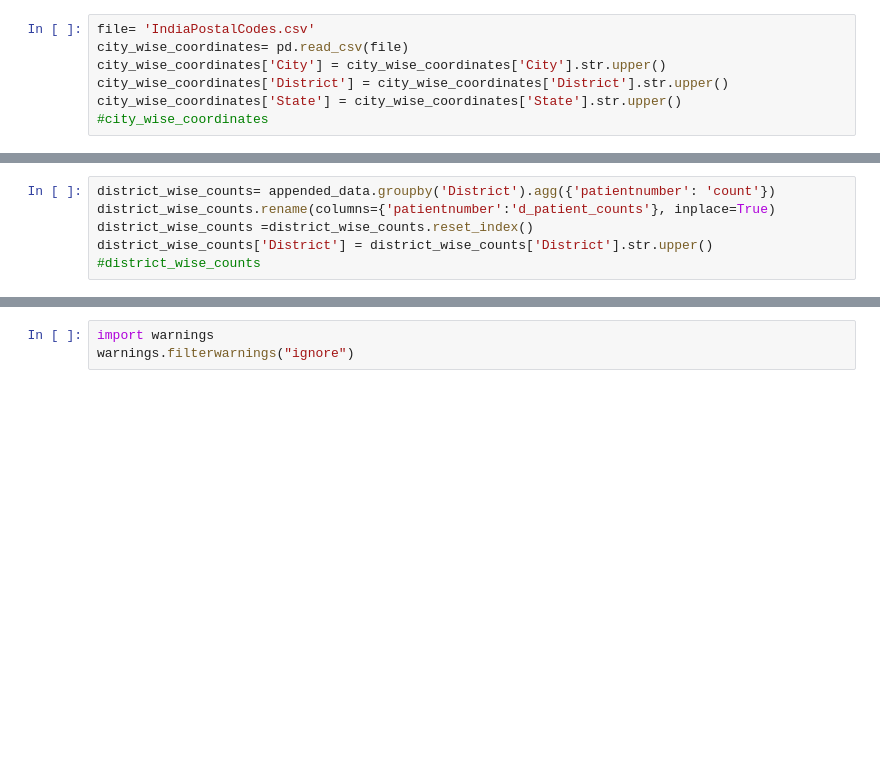
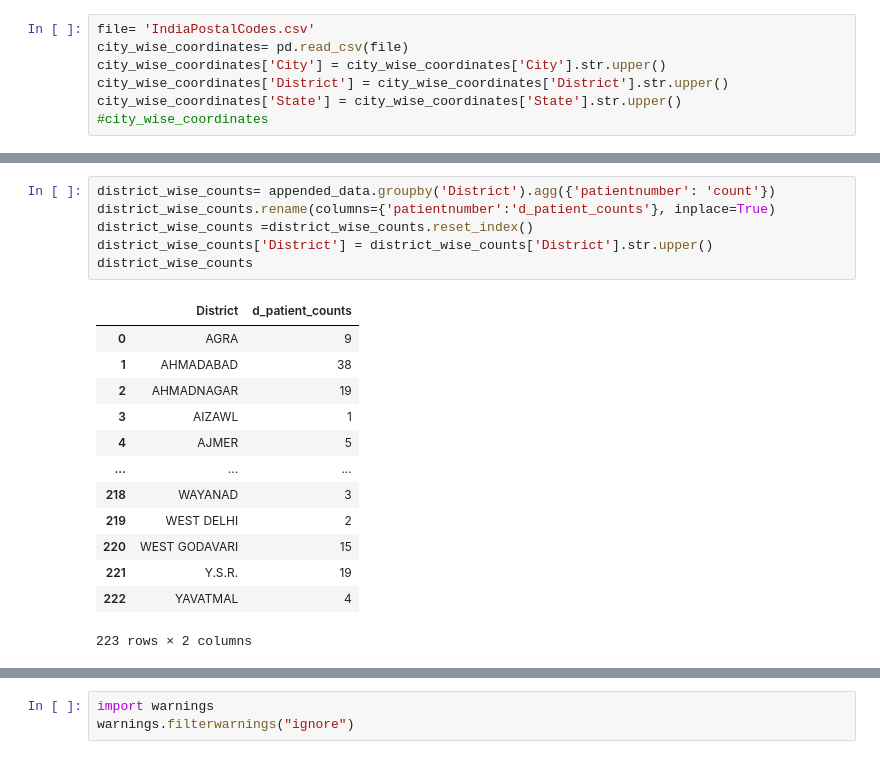
Before and after one commit to punit0087/Covid19India.Org-Tracker, a Jupyter notebook: Covid19IndiaTracker.ipynb, the cells around one changed output, grey strips where cells are left out. Cells and saved outputs as stored; diff of their text form; blank space fills up the shorter version.

```diff
--- a/Covid19IndiaTracker.ipynb
+++ b/Covid19IndiaTracker.ipynb
@@ -94,9 +126,23 @@ appended_data= appended_data.dropna(thresh=3)
 # %%
 district_wise_counts= appended_data.groupby('District').agg({'patientnumber': 'count'})
 district_wise_counts.rename(columns={'patientnumber':'d_patient_counts'}, inplace=True)
 district_wise_counts =district_wise_counts.reset_index()
 district_wise_counts['District'] = district_wise_counts['District'].str.upper()
-#district_wise_counts
+district_wise_counts
+# %% [output]
+|  | District | d_patient_counts |
+| 0 | AGRA | 9 |
+| 1 | AHMADABAD | 38 |
+| 2 | AHMADNAGAR | 19 |
+| 3 | AIZAWL | 1 |
+| 4 | AJMER | 5 |
+| ... | ... | ... |
+| 218 | WAYANAD | 3 |
+| 219 | WEST DELHI | 2 |
+| 220 | WEST GODAVARI | 15 |
+| 221 | Y.S.R. | 19 |
+| 222 | YAVATMAL | 4 |
+223 rows × 2 columns
 # %%
 corona_db_with_latlng= district_wise_counts.merge(district_wise_data_geonames, left_on='District', right_on='District', how= 'inner')
 corona_db_with_latlng.rename(columns={'d_patient_counts':'Num_Positive_cases'}, inplace=True)
```
Also changed, not shown: parts of 5 cells of this notebook.
